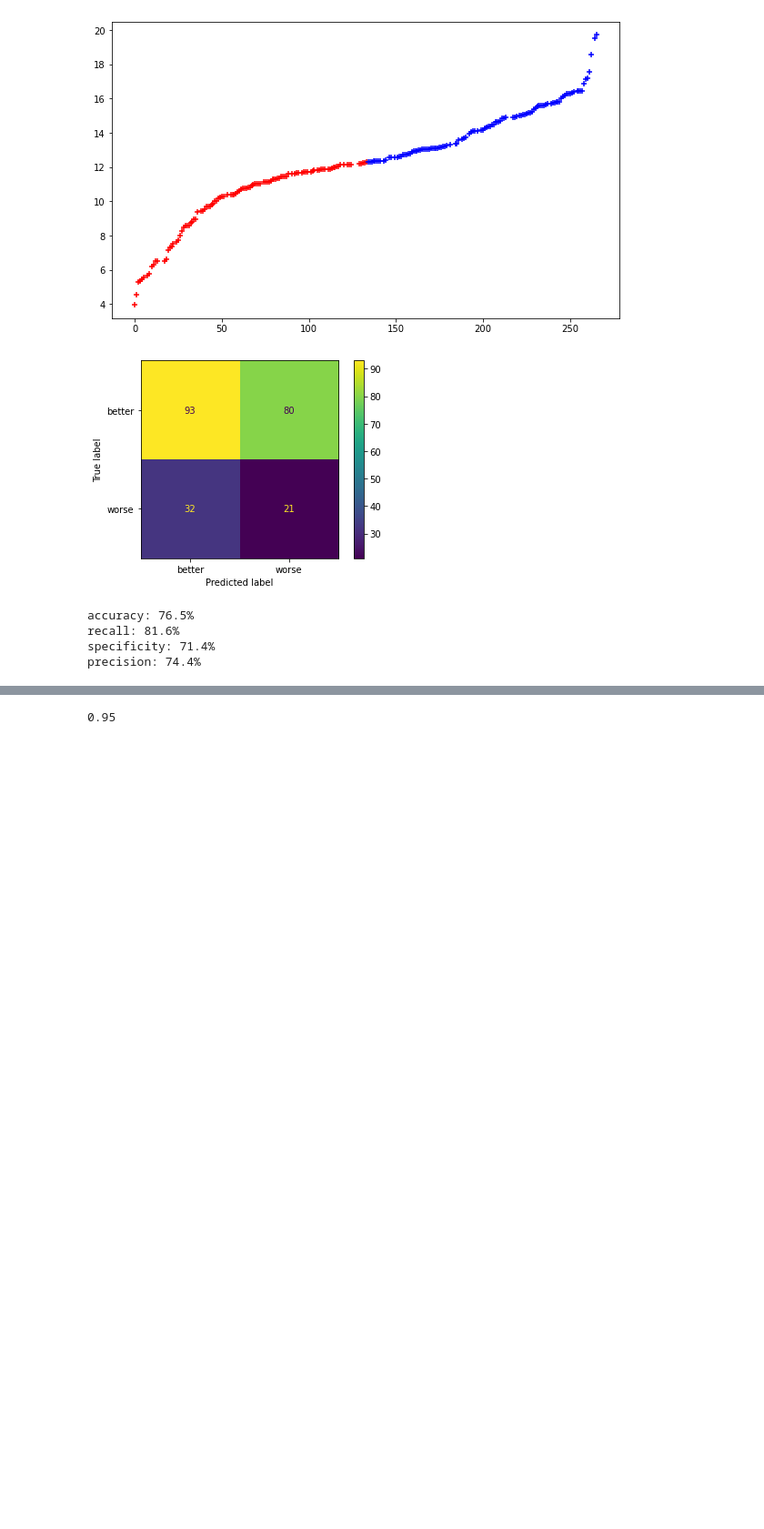
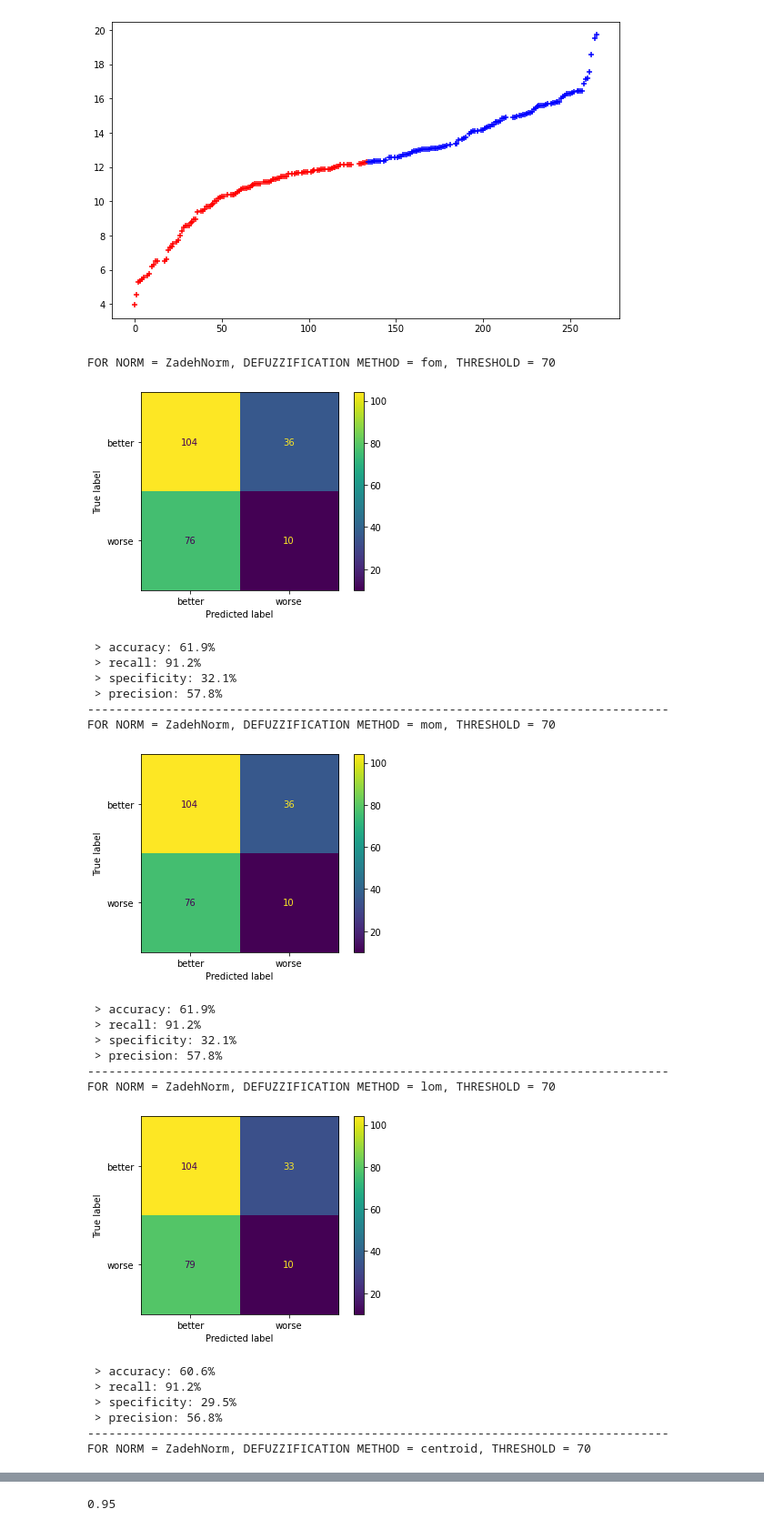
Before and after one commit to panierka/city_quality_of_life_classifier, a Jupyter notebook: city_ratings_classifier.ipynb, the cells around one changed output, grey strips where cells are left out. Shown at 91% size. Cells and saved outputs as stored; diff of their text form; code cells hidden in the pictures; blank space fills up the shorter version.

```diff
--- a/city_ratings_classifier.ipynb
+++ b/city_ratings_classifier.ipynb
@@ -95,42 +95,62 @@ a, b = ProcessingData.prepare_data(scores)
 
 preview_table = pd.concat([a.head(), b.head()])
 # %%
+from itertools import product
 import Modules.fuzzytesting as test
 from Modules.fuzzytesting import FuzzyTest
 importlib.reload(test)
 import Modules.fuzzysys as fsys
 from Modules.norms import ZadehNorm
 from Modules.membership_functions import TriangularFunction
 importlib.reload(fsys)
 import Modules.rule as rule
 from Modules.rule import RuleCondition as R
 importlib.reload(rule)
+
+from Modules.norms import ZadehNorm, ExtendedMangerNorm
 
 
 fuzzy = fsys.FuzzySystem()
 fuzzy.add_antecedent('Housing', 'Bad', TriangularFunction(0, 0, 0.4))
 fuzzy.add_antecedent('Housing', 'Mid', TriangularFunction(0.3, 0.4, 0.8))
 fuzzy.add_antecedent('Housing', 'Good', TriangularFunction(0.7, 1, 1))
 
 fuzzy.add_antecedent('Startups', 'Bad', TriangularFunction(0, 0, 0.3))
 fuzzy.add_antecedent('Startups', 'Mid', TriangularFunction(0.2, 0.4, 0.6))
 fuzzy.add_antecedent('Startups', 'Good', TriangularFunction(0.5, 1, 1))
 
 fuzzy.add_rule(R('Housing', 'Good') | R('Startups', 'Mid')| R('Startups', 'Good'), 'Good')
 fuzzy.add_rule(R('Startups', 'Bad') & ~R('Housing', 'Good'), 'Bad')
 fuzzy.add_rule(R('Housing', 'Mid') & (R('Startups', 'Mid') | R('Startups', 'Bad')), 'Mid')
 fuzzy.add_rule(R('Housing', 'Bad'), 'Bad')
 
 fuzzy.add_consequent('Bad', TriangularFunction(0, 0, 0.4))
 fuzzy.add_consequent('Mid', TriangularFunction(0.3, 0.5, 0.8))
 fuzzy.add_consequent('Good', TriangularFunction(0.7, 1, 1))
 
-
-fuzzy_test = FuzzyTest()
-fuzzy_test.run(fuzzy, pd.concat([a, b]))
+for (norm, defuzz_method) in product([ZadehNorm, ExtendedMangerNorm], ['fom', 'mom', 'lom', 'centroid']):
+    fuzzy_test = FuzzyTest(norm=norm(), defuzzification_method=defuzz_method)
+    fuzzy_test.run(fuzzy, pd.concat([a, b]))
 # %% [output]
+FOR NORM = ZadehNorm, DEFUZZIFICATION METHOD = fom, THRESHOLD = 70
-[figure, old version]
+[figure, new version]
-accuracy: 76.5%
-recall: 81.6%
-specificity: 71.4%
-precision: 74.4%
+ > accuracy: 61.9%
+ > recall: 91.2%
+ > specificity: 32.1%
+ > precision: 57.8%
+----------------------------------------------------------------------------------
+FOR NORM = ZadehNorm, DEFUZZIFICATION METHOD = mom, THRESHOLD = 70
+[figure, added]
+ > accuracy: 61.9%
+ > recall: 91.2%
+ > specificity: 32.1%
+ > precision: 57.8%
+----------------------------------------------------------------------------------
+FOR NORM = ZadehNorm, DEFUZZIFICATION METHOD = lom, THRESHOLD = 70
+[figure, added]
+ > accuracy: 60.6%
+ > recall: 91.2%
+ > specificity: 29.5%
+ > precision: 56.8%
+----------------------------------------------------------------------------------
+FOR NORM = ZadehNorm, DEFUZZIFICATION METHOD = centroid, THRESHOLD = 70
```
Also changed, not shown: parts of 1 cell of this notebook, 1 other file.
